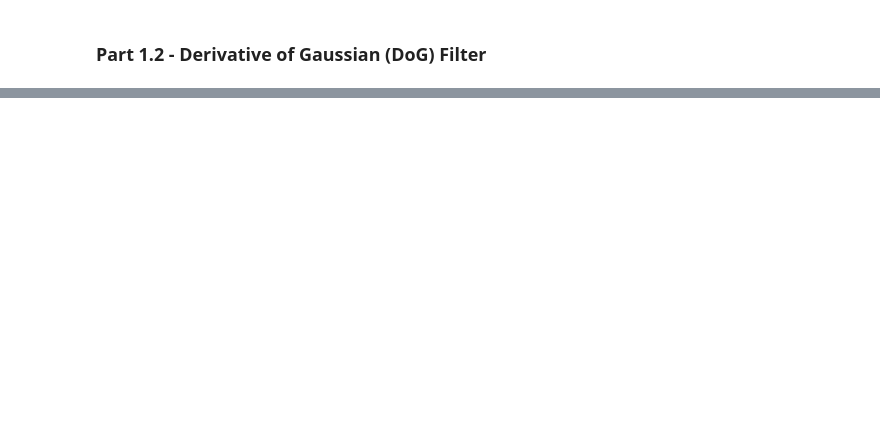
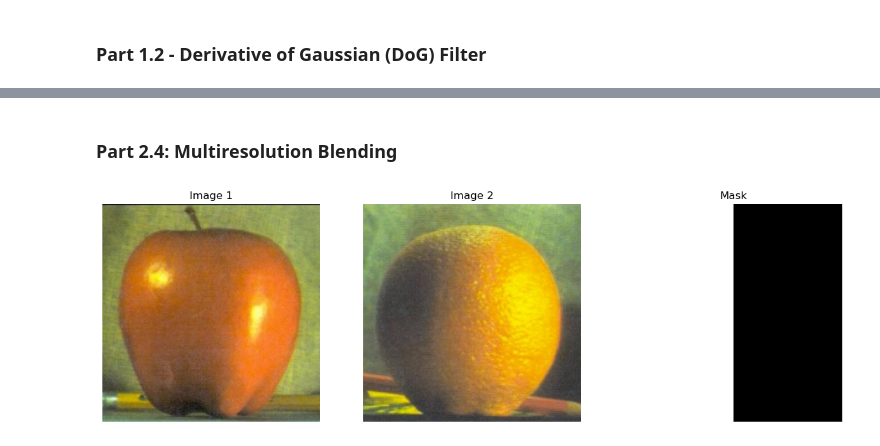
Before and after one commit to filipbagen/cs-180, a Jupyter notebook: p2-filters-and-frequencies/code/main.ipynb, the cells around one changed output, grey strips where cells are left out. Saved outputs shown, nothing was run; the diff lists cells and outputs as text; code cells hidden in the pictures; blank space fills up the shorter version.

Commit message:
Implement Multiresolution Blending

```diff
--- a/p2-filters-and-frequencies/code/main.ipynb
+++ b/p2-filters-and-frequencies/code/main.ipynb
@@ -381,0 +464,38 @@ error: OpenCV(4.10.0) /private/var/folders/k1/30mswbxs7r1g6zwn8y4fyt500000gp/T/a
+# %% [markdown]
+### Part 2.4: Multiresolution Blending
+# %%
+import numpy as np
+import cv2
+import matplotlib.pyplot as plt
+
+# Load images
+image1 = cv2.imread('../data/apple.jpeg')
+image2 = cv2.imread('../data/orange.jpeg')
+
+# Ensure images are the same size
+image1 = cv2.resize(image1, (image2.shape[1], image2.shape[0]))
+
+# Create a vertical mask
+mask = np.zeros_like(image1, dtype=np.float32)
+mask[:, :mask.shape[1]//2] = 1  # Left half is 1, right half is 0
+
+# Display images and mask
+plt.figure(figsize=(15, 5))
+plt.subplot(1, 3, 1)
+plt.imshow(cv2.cvtColor(image1, cv2.COLOR_BGR2RGB))
+plt.title('Image 1')
+plt.axis('off')
+
+plt.subplot(1, 3, 2)
+plt.imshow(cv2.cvtColor(image2, cv2.COLOR_BGR2RGB))
+plt.title('Image 2')
+plt.axis('off')
+
+plt.subplot(1, 3, 3)
+plt.imshow(mask, cmap='gray')
+plt.title('Mask')
+plt.axis('off')
+
+plt.show()
+# %% [output]
+[figure, added]
```
Also changed, not shown: parts of 17 cells of this notebook, 5 other files.
